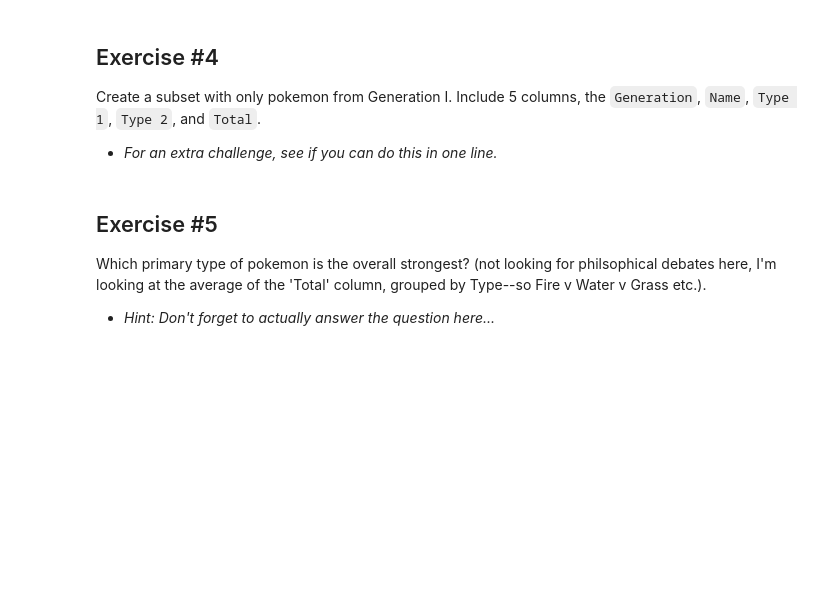
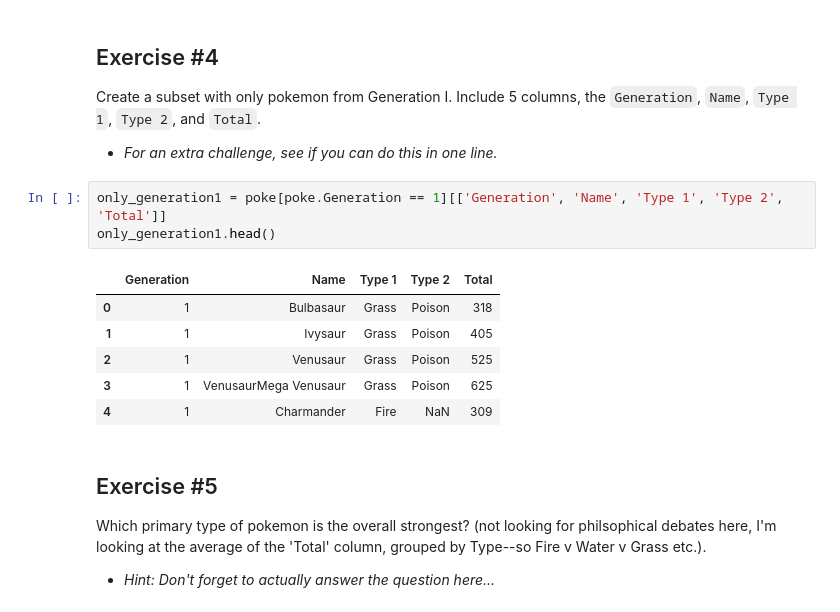
Before and after one commit to ZofiaLandowska/notes, a Jupyter notebook: notebook1_landowska.ipynb, the cells around one changed output. Drawn from its saved outputs; the diff is of its cells as text; blank space fills up the shorter version.

```diff
--- a/notebook1_landowska.ipynb
+++ b/notebook1_landowska.ipynb
@@ -57,6 +77,16 @@ Using `fire_flying_pokemon`, what is the median **Attack** of Fire Flying Pokemo
 ## Exercise #4
 Create a subset with only pokemon from Generation I. Include 5 columns, the `Generation`, `Name`, `Type 1`, `Type 2`, and `Total`.
   - *For an extra challenge, see if you can do this in one line.*
+# %%
+only_generation1 = poke[poke.Generation == 1][['Generation', 'Name', 'Type 1', 'Type 2', 'Total']]
+only_generation1.head()
+# %% [output]
+|  | Generation | Name | Type 1 | Type 2 | Total |
+| 0 | 1 | Bulbasaur | Grass | Poison | 318 |
+| 1 | 1 | Ivysaur | Grass | Poison | 405 |
+| 2 | 1 | Venusaur | Grass | Poison | 525 |
+| 3 | 1 | VenusaurMega Venusaur | Grass | Poison | 625 |
+| 4 | 1 | Charmander | Fire | NaN | 309 |
 # %% [markdown]
 ## Exercise #5
 
```
Also changed, not shown: parts of 10 cells of this notebook.
